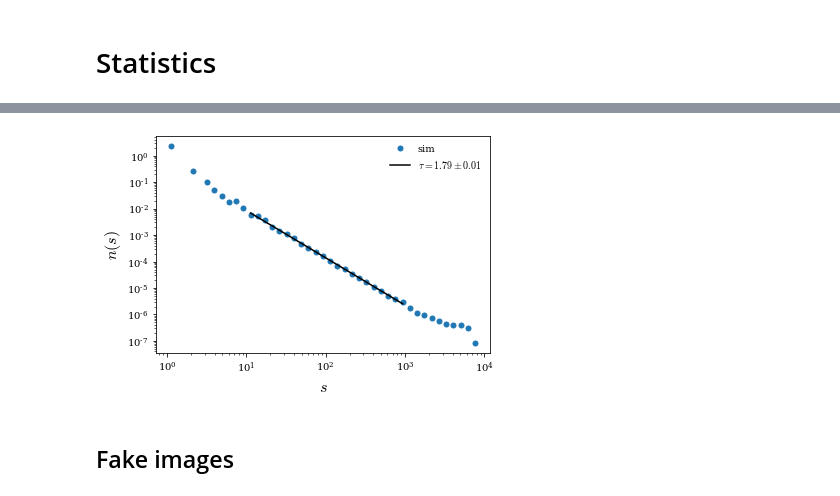
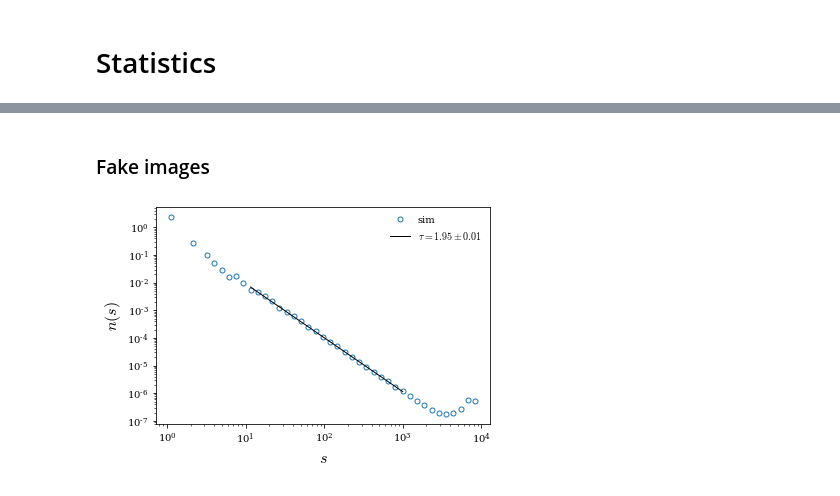
Before and after one commit to MatthieuSarkis/Improving-critical-exponents_pytorch, a Jupyter notebook: src/statphy/calculations.ipynb, the cells around one changed output, grey strips where cells are left out. Cells and saved outputs as stored; diff of their text form; code cells hidden in the pictures.

```diff
--- a/src/statphy/calculations.ipynb
+++ b/src/statphy/calculations.ipynb
@@ -58,21 +61,31 @@ TypeError: Invalid shape () for image data
 # Statistics
 # %%
 import fit
-def logplotXY(plt, x, y, xlabel, ylabel):
+def logplotXY(plt, x, y, xlabel, ylabel, title=None, outfilename=None,
+              xlow = 1e1, xup = 1e3,
+              slope_st = '\\tau',):
+
     plt.loglog(x, y, ls='', marker='o', fillstyle='none',
+               markersize = 5,
                label = 'sim')
 
     # plot slope
-    indx = (x > 10) & (x <= 1e3)
+    indx = (x >= xlow) & (x <= xup)
     x, y = x[indx], y[indx]
     expo, c, expo_err, c_err = fit.loglog_slope(x, y)
     xn = np.logspace(np.log10(x[0]), np.log10(x[-1]))
     yn = c * xn ** expo
-    plt.loglog(xn, yn, color='k',
-               label = fr'$\tau={-expo:.2f} \pm {expo_err:.2f}$'  )
-
+    expo_usign = expo if expo > 0 else -expo
+    plt.loglog(xn, yn, color='k', lw=1,
+               label = fr'${slope_st}={expo_usign:.2f} \pm {expo_err:.2f}$'  )
+    ###
+    plt.legend(frameon=False)
+    if title:
+        plt.title(title)
     if xlabel:
-        plt.xlabel('$s$', fontsize=16)
+        plt.xlabel(xlabel, fontsize=16)
     if ylabel:
-        plt.ylabel('$n(s)$', fontsize=16)
+        plt.ylabel(ylabel, fontsize=16)
+    if outfilename:
+        plt.savefig(outfilename, pad_inches=0.01, bbox_inches='tight')
 # %% [markdown]
@@ -80,6 +93,7 @@ def logplotXY(plt, x, y, xlabel, ylabel):
 # %%
-n_samples = 1000
+n_samples = 100
 np.random.seed(72)
+L = 512
 imgs_real = [ (np.random.random(size=(L,L)) < p).astype(int) for i in range(n_samples) ]
 
 # get the mesures related to the configurations
@@ -89,9 +112,13 @@ stat_real = geometric_measure.measure_statistics(measure_real, nbins_for_ns=43)
+# %% [markdown]
+### Fake images
+# %%
+n_samples = 10000
+imgs_fake = [np.load(path) for path in filelist[:n_samples]]
+measure_fake = geometric_measure.get_measure(imgs_fake)
+stat_fake = geometric_measure.measure_statistics(measure_fake, nbins_for_ns=43)
 # %%
-
-ns = stat_real['ns']
+ns = stat_fake['ns']
 x, y, dx = ns['bin_centers'], ns['hist'], ns['bin_sizes']
-logplotXY(plt, x, y, '$s$', '$n(s)$')
+logplotXY(plt, x, y, '$s$', '$n(s)$', f'{OUPUT_DIR}/ns_fake(L={L},N={n_samples}).pdf')
 # %% [output]
-[figure, old version]
+[figure, new version]
-# %% [markdown]
-## Fake images
```
Also changed, not shown: parts of 6 cells of this notebook, 10 other files.
